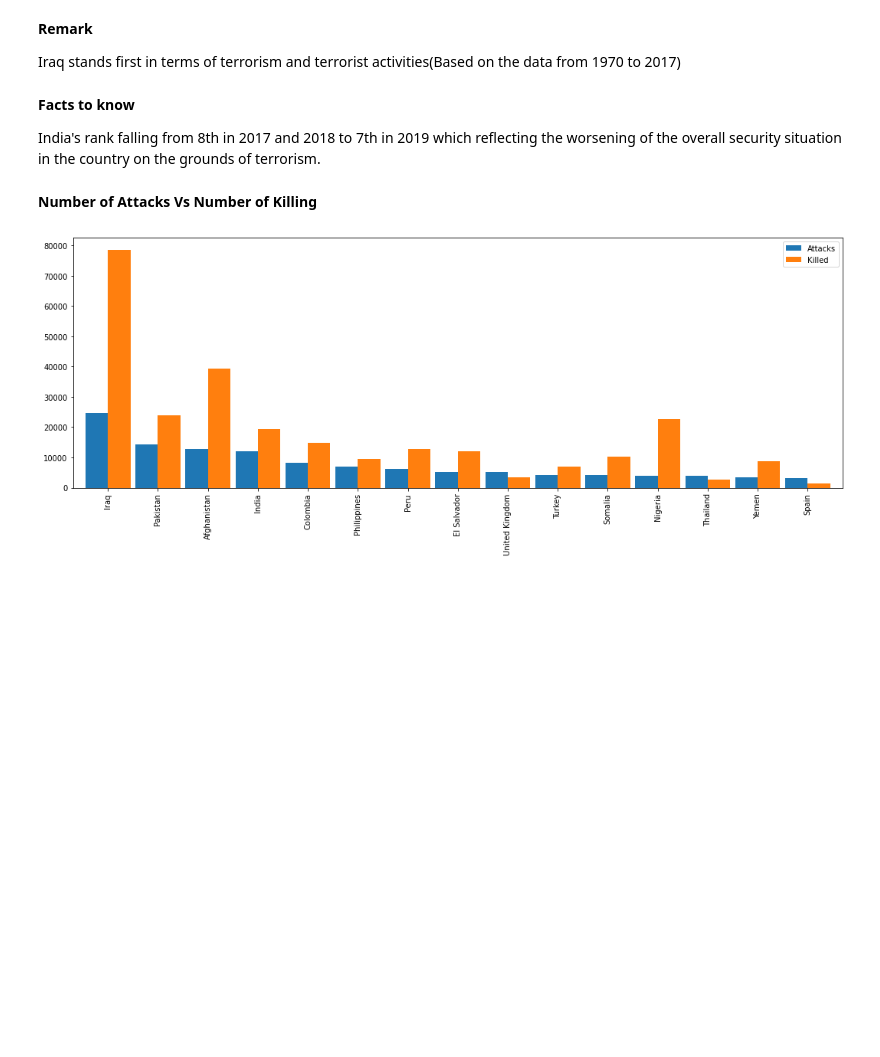
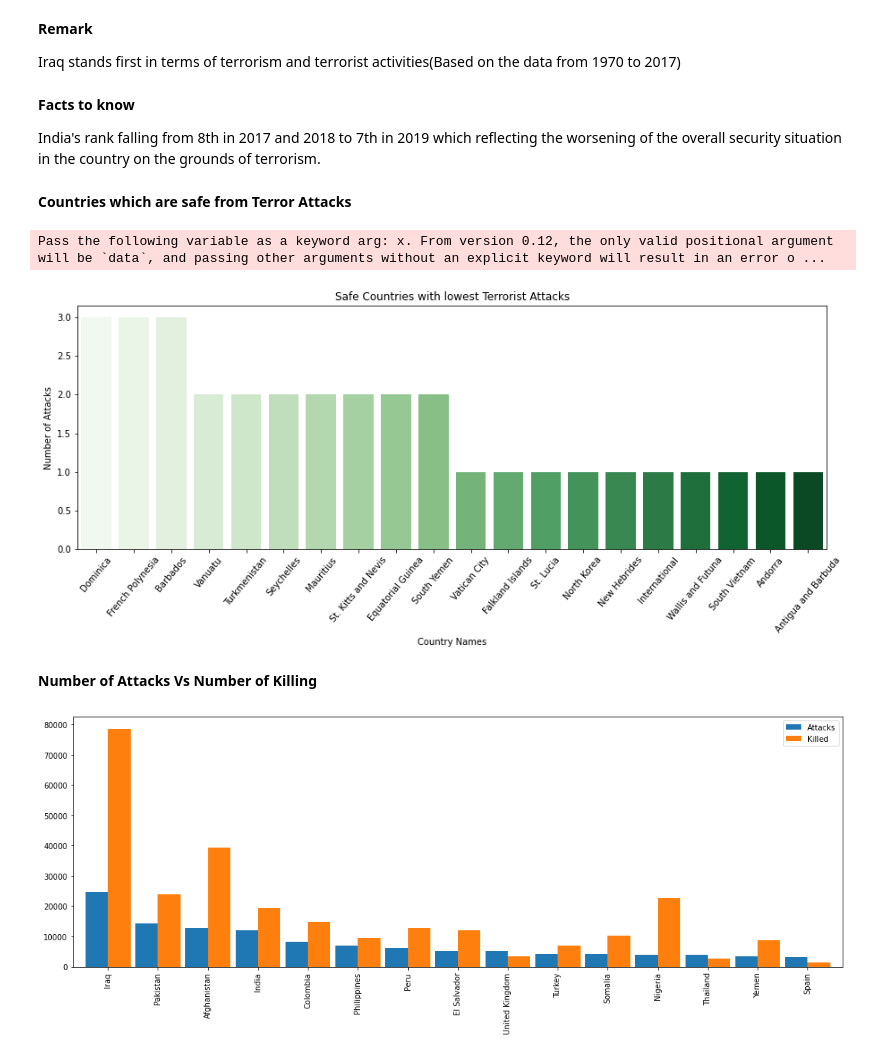
Before and after one commit to rohitrv8922/global-terrorism-analysis, a Jupyter notebook: Rohit_Verma_(_Global_Terrorism_Analysis_EDA_Capstone_Project).ipynb, the cells around one changed output. Drawn from its saved outputs; the diff is of its cells as text; code cells hidden in the pictures; blank space fills up the shorter version.

```diff
--- a/Rohit_Verma_(_Global_Terrorism_Analysis_EDA_Capstone_Project).ipynb
+++ b/Rohit_Verma_(_Global_Terrorism_Analysis_EDA_Capstone_Project).ipynb
@@ -256,6 +268,19 @@ Iraq stands first in terms of terrorism and terrorist activities(Based on the da
 **Facts to know**
 
 India's rank falling from 8th in 2017 and 2018 to 7th in 2019 which reflecting the worsening of the overall security situation in the country on the grounds of terrorism.
+# %% [markdown]
+**Countries which are safe from Terror Attacks**
+# %%
+plt.subplots(figsize=(15,5))
+sns.countplot(df.Country,order=df.Country.value_counts()[185:].index,palette='Greens')
+plt.xticks(rotation=50)
+plt.title('Safe Countries with lowest Terrorist Attacks')
+plt.ylabel('Number of Attacks')
+plt.xlabel('Country Names')
+plt.show('Counts')
+# %% [output]
+Pass the following variable as a keyword arg: x. From version 0.12, the only valid positional argument will be `data`, and passing other arguments without an explicit keyword will result in an error o ...
+[figure, added]
 # %% [markdown]
 **Number of Attacks Vs Number of Killing**
 # %%
```
Also changed, not shown: parts of 11 cells of this notebook.
